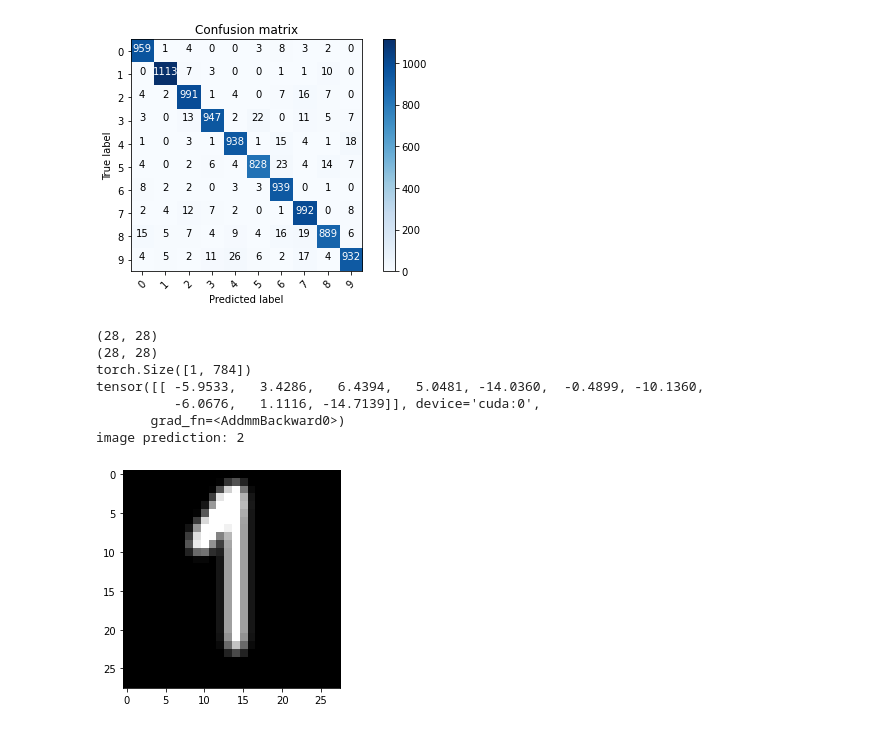
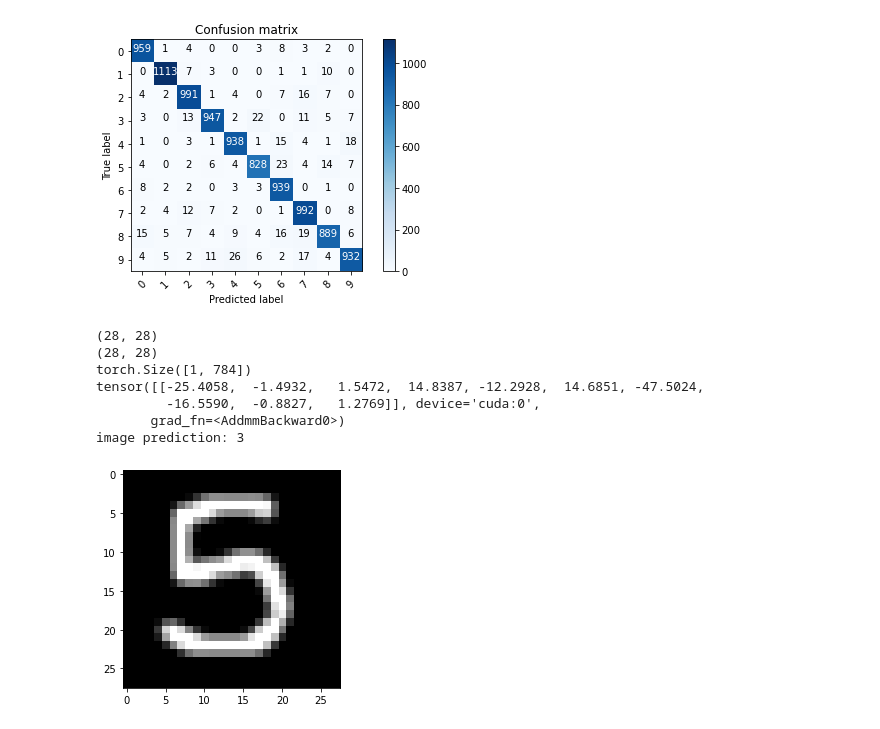
Before and after one commit to phoon884/ml, a Jupyter notebook: lesson/mnist/ANN.ipynb, the cells around one changed output. Saved outputs shown, nothing was run; the diff lists cells and outputs as text; code cells hidden in the pictures.

```diff
--- a/lesson/mnist/ANN.ipynb
+++ b/lesson/mnist/ANN.ipynb
@@ -192,33 +192,33 @@ Confusion matrix, without normalization
  [   4    5    2   11   26    6    2   17    4  932]]
 [figure]
 # %%
-image = PIL.ImageOps.invert(Image.open(r"./1.png")).convert('L')
+image = PIL.ImageOps.invert(Image.open(r"./5.png")).convert('L')
 
 #image processing for to make it look like MNIST images
 image = image.filter(ImageFilter.GaussianBlur(radius = 1))
 enhancer = ImageEnhance.Contrast(image)
 factor = 3
 im_output = enhancer.enhance(factor)
 
 print(image.size)
 eigth = np.array(im_output)
 plt.imshow(eigth,cmap = "gray")
 print(eigth.shape)
 eigth = eigth/255
 eigth = torch.tensor(eigth,dtype=torch.float32)
 eigth = eigth.reshape(1,-1)
 print(eigth.size())
 eigth = eigth.to(device)
 pred = ann(eigth)
 print(pred)
 _, predictions = torch.max(pred, 1)
 print(f"image prediction: {predictions.item()}")
 # %% [output]
 (28, 28)
 (28, 28)
 torch.Size([1, 784])
-tensor([[ -5.9533,   3.4286,   6.4394,   5.0481, -14.0360,  -0.4899, -10.1360,
-          -6.0676,   1.1116, -14.7139]], device='cuda:0',
+tensor([[-25.4058,  -1.4932,   1.5472,  14.8387, -12.2928,  14.6851, -47.5024,
+         -16.5590,  -0.8827,   1.2769]], device='cuda:0',
        grad_fn=<AddmmBackward0>)
-image prediction: 2
+image prediction: 3
-[figure, old version]
+[figure, new version]
```
Also changed, not shown: 3 other files.
